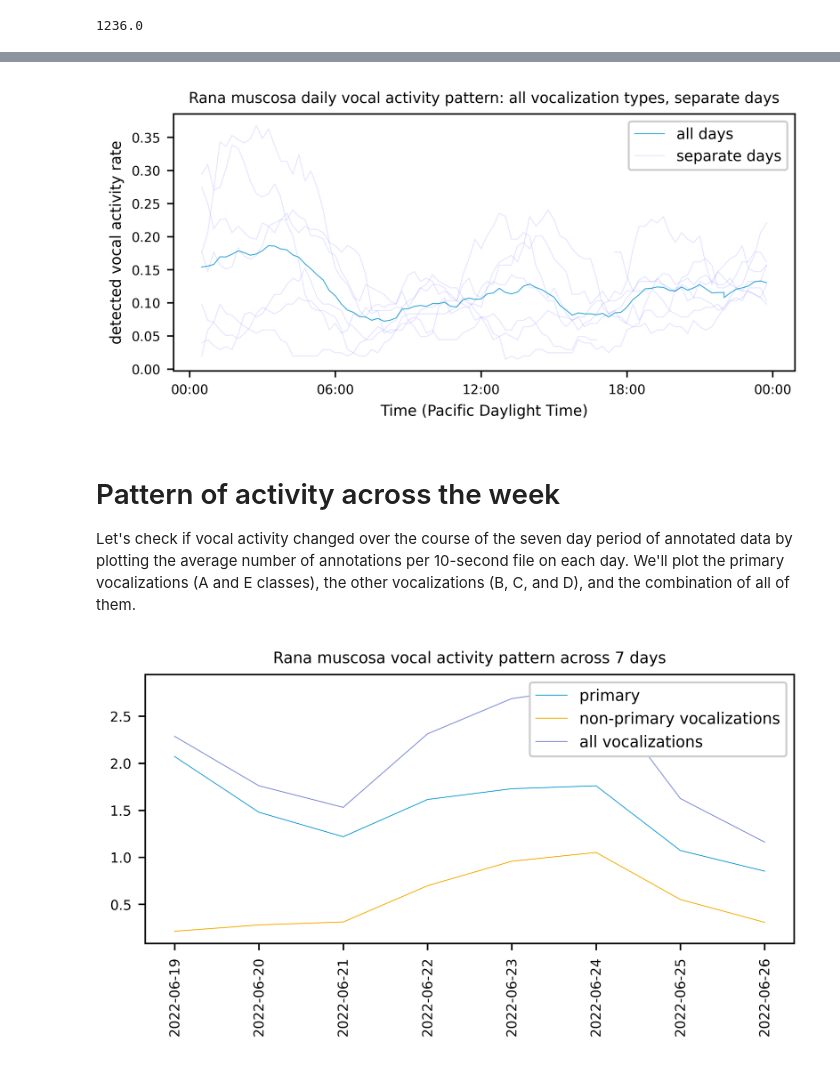
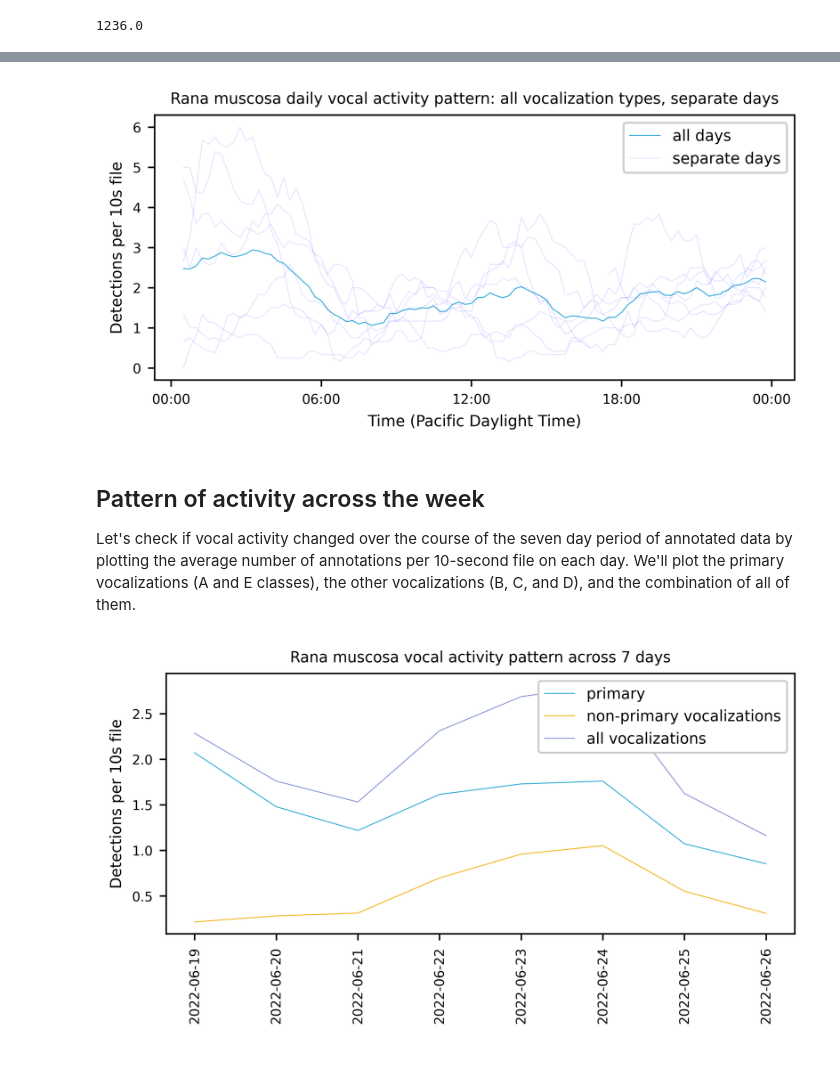
Before and after one commit to kitzeslab/rana-sierrae-cnn, a Jupyter notebook: 01_explore_annotated_data.ipynb, the cells around one changed output, grey strips where cells are left out. Cells and saved outputs as stored; diff of their text form; code cells hidden in the pictures.

```diff
--- a/01_explore_annotated_data.ipynb
+++ b/01_explore_annotated_data.ipynb
@@ -271,16 +266,16 @@ here, dvar (detected vocal activity rate) is 3-hour rolling average of the propo
 # %%
-dvar = file_df.groupby('time').sum()/7/17
+detections = file_df.groupby('time')[call_types].mean()
 
-x_axis = [datetime.combine(datetime.today(),t) for t in dvar.index]
+x_axis = [datetime.combine(datetime.today(),t) for t in detections.index]
 
 # plot the average of all days as a dark blue line
-plt.plot(x_axis,dvar.sum(axis=1).rolling(12,min_periods=3).mean(),label='all days')
+plt.plot(x_axis,detections.sum(axis=1).rolling(12,min_periods=3).mean(),label='all days')
 
 # plot each day as a separate light-blue line
 for day in file_df.date.unique():
         dfi = file_df[file_df.date==day].sort_values(by='time')
         x_axis = [datetime.combine(datetime.today(),t) for t in dfi.time]
-        y=dfi.sum(axis=1).rolling(12,min_periods=3).mean()/17
+        y=dfi[call_types].sum(axis=1).rolling(12,min_periods=3).mean()
         plt.plot(x_axis,y,alpha=0.1,c='blue',linestyle='-')
 
 
@@ -290,28 +285,29 @@ ax = plt.gca()
 ax.xaxis.set_major_formatter(matplotlib.dates.DateFormatter('%H:%M'))
 # use less axis labels
 ax.xaxis.set_major_locator(plt.MaxNLocator(5))
-ax.legend({'all days':0,'separate days':1})
+ax.legend(['all days','separate days'])
 ax.set_xlabel('Time (Pacific Daylight Time)')
-ax.set_ylabel('detected vocal activity rate')
+ax.set_ylabel('Detections per 10s file')
 plt.title("Rana muscosa daily vocal activity pattern: all vocalization types, separate days")
 plt.savefig('./figures/daily_pattern_separate_days.pdf')
 plt.show()
 # %% [output]
-[figure, old version]
+[figure, new version]
 # %% [markdown]
-# Pattern of activity across the week
+## Pattern of activity across the week
 
 Let's check if vocal activity changed over the course of the seven day period of annotated data by plotting the average number of annotations per 10-second file on each day. We'll plot the primary vocalizations (A and E classes), the other vocalizations (B, C, and D), and the combination of all of them.
 # %%
-season = file_df.groupby('date').mean()
+season = file_df.groupby('date').mean(numeric_only=True)
 plt.plot(season.index,season.A+season.E,label='primary',linestyle='-')
 plt.plot(season.index,season.sum(axis=1)-(season.A+season.E),label='non-primary vocalizations',linestyle='-')
 plt.plot(season.index,season.sum(axis=1),label='all vocalizations',linestyle='-')
 
 plt.xticks(rotation=90)
 plt.legend()
+plt.ylabel('Detections per 10s file')
 plt.title("Rana muscosa vocal activity pattern across 7 days")
 plt.savefig('./figures/vocal_activity_annotated_7_days.pdf')
 plt.show()
 # %% [output]
-[figure, old version]
+[figure, new version]
```
Also changed, not shown: parts of 11 cells of this notebook, 48 other files.
